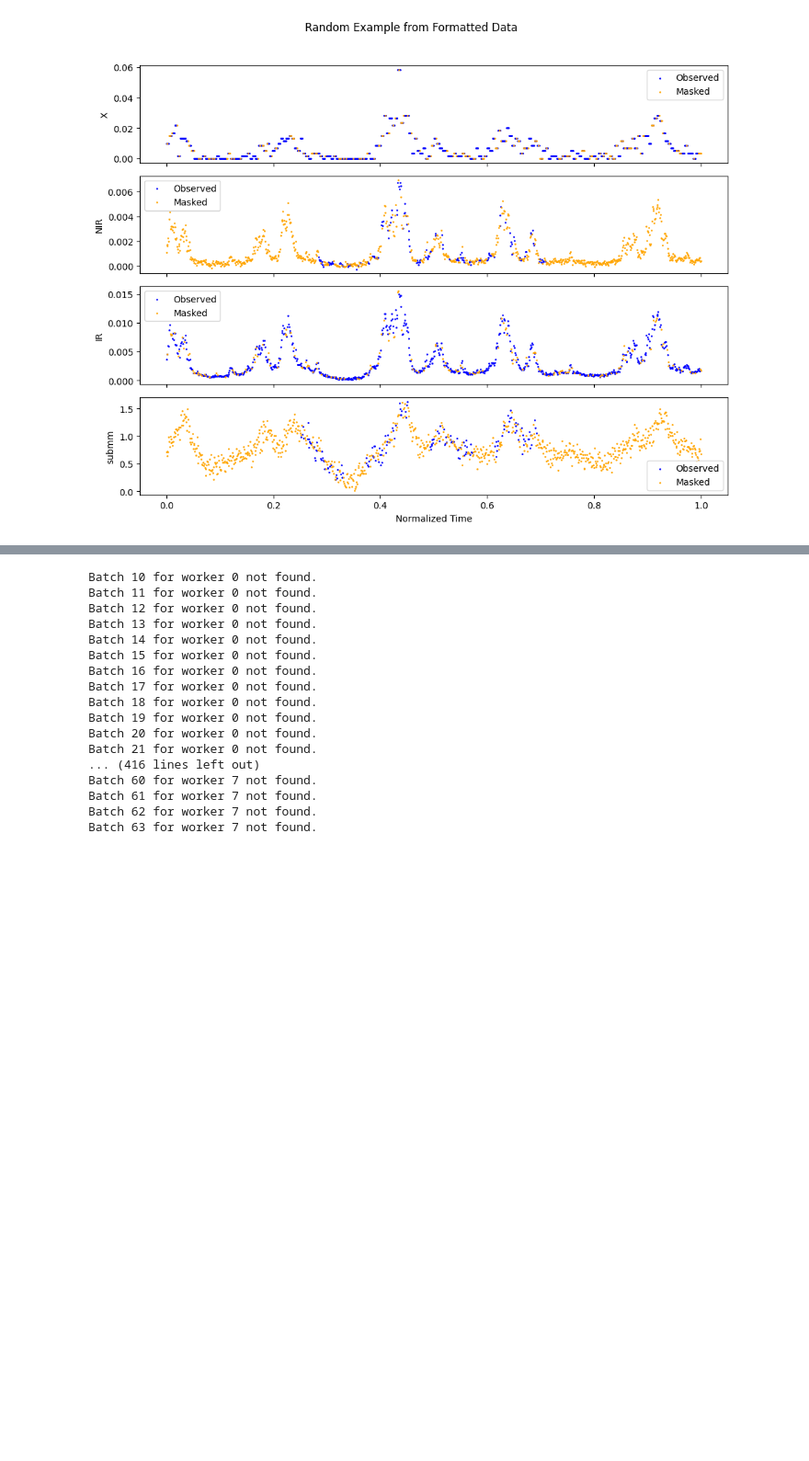
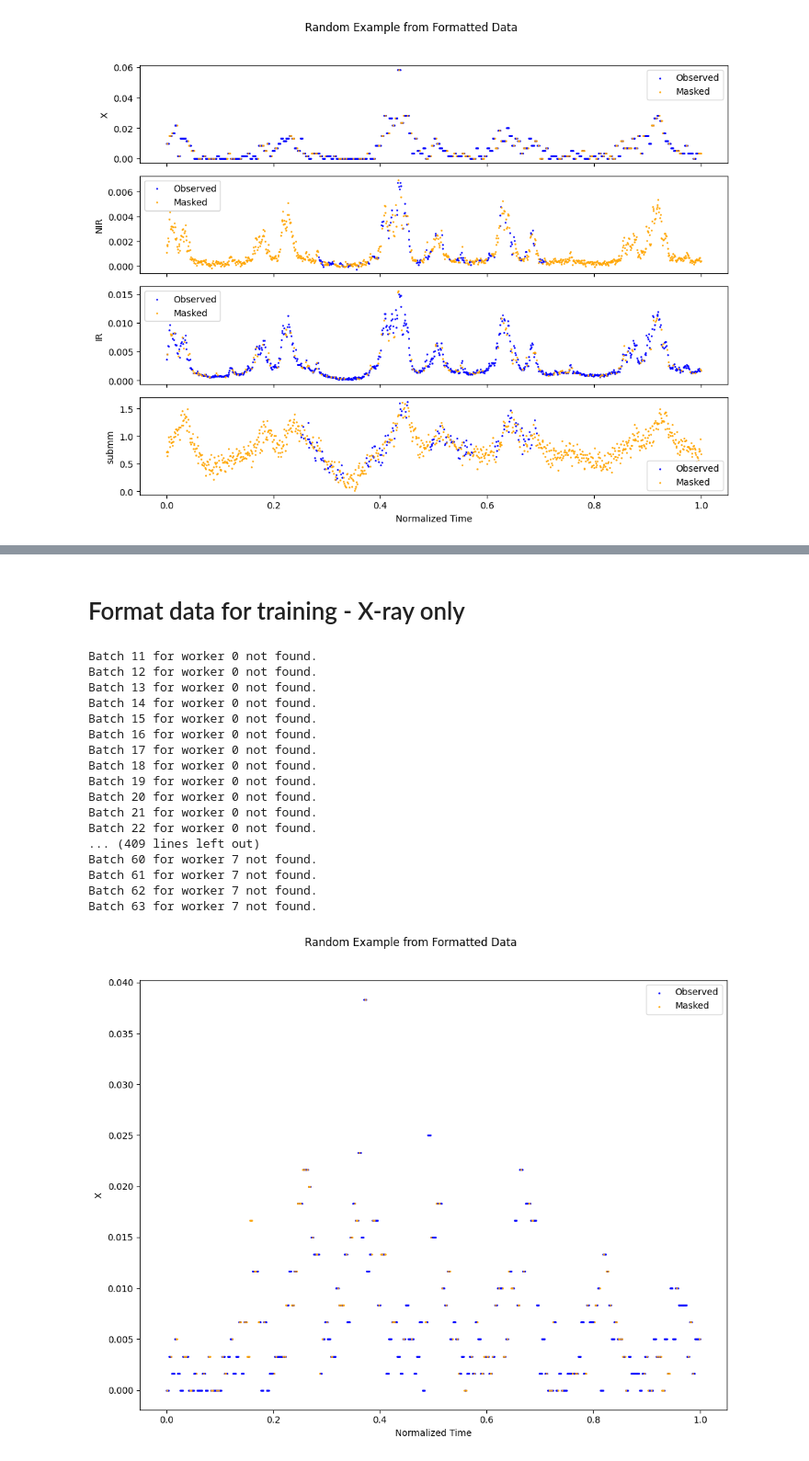
Before and after one commit to GabrielSasseville01/SgrA_Interpolation, a Jupyter notebook: Simulations/create_dataset.ipynb, the cells around one changed output, grey strips where cells are left out. Shown: that part at 92% size. Drawn from its saved outputs; the diff is of its cells as text; code cells hidden in the pictures; blank space fills up the shorter version.

```diff
--- a/Simulations/create_dataset.ipynb
+++ b/Simulations/create_dataset.ipynb
@@ -130,3 +245,5 @@ plot_random_example("sgra_data.npz")
+# %% [markdown]
+# Format data for training - X-ray only
 # %%
 num_simulations = 3200
 batch_size = 50
@@ -153,8 +270,8 @@ def fill_xray_data_array(data_array, data_list):
         xdata_masked = np.array(data_entry['data']["X"]["xdata_masked"], dtype=int)
 
         # Fill in unmasked and masked data at the correct time step indices
-        data_array[i, xdata_unmasked, 0] = ydata_unmasked*10
-        data_array[i, xdata_masked, 0] = ydata_masked*10
+        data_array[i, xdata_unmasked, 0] = ydata_unmasked
+        data_array[i, xdata_masked, 0] = ydata_masked
 
         # Create a mask: 1 for observed (unmasked), 0 for masked
         mask = np.zeros(timesteps)
@@ -174,7 +291,6 @@ val_data, test_data = train_test_split(temp_data, test_size=0.2, random_state=42
 # Save to .npz file
 np.savez("xray_data_only.npz", train=train_data, val=val_data, test=test_data)
 # %% [output]
-Batch 10 for worker 0 not found.
 Batch 11 for worker 0 not found.
 Batch 12 for worker 0 not found.
 Batch 13 for worker 0 not found.
@@ -186,8 +302,54 @@ Batch 18 for worker 0 not found.
 Batch 19 for worker 0 not found.
 Batch 20 for worker 0 not found.
 Batch 21 for worker 0 not found.
-... (416 lines left out)
+Batch 22 for worker 0 not found.
+... (409 lines left out)
 Batch 60 for worker 7 not found.
 Batch 61 for worker 7 not found.
 Batch 62 for worker 7 not found.
 Batch 63 for worker 7 not found.
+# %%
+def plot_random_example(file_path):
+    # Load the .npz file
+    data = np.load(file_path)
+
+    # Combine the train, val, and test data to pick a random example from all data
+    all_data = np.concatenate([data['train'], data['val'], data['test']], axis=0)
+
+    # Select a random example
+    random_index = 2999
+    # random_index = np.random.randint(all_data.shape[0])
+    example = all_data[random_index]
+
+    timesteps = example.shape[0]
+    channels = 1  # X, NIR, IR, submm
+
+    # Create a figure with subplots for each channel
+    fig, axes = plt.subplots(channels, 1, figsize=(10, 8), sharex=True)
+    time = np.linspace(0, 1, timesteps)
+    axes = [axes]
+
+    for j, key in enumerate(["X"]):
+        # Retrieve the data and mask for this channel
+        ydata = example[:, j]
+        mask = example[:, channels + j]
+
+        # Plot observed data (where mask is 1)
+        axes[j].scatter(time[mask == 1], ydata[mask == 1], color='blue', label='Observed', s=1)
+        # Plot masked data (where mask is 0)
+        axes[j].scatter(time[mask == 0], ydata[mask == 0], color='orange', label='Masked', s=1)
+
+        # Label the subplot
+        axes[j].set_ylabel(key)
+        axes[j].legend()
+
+    # Set common labels
+    axes[-1].set_xlabel("Normalized Time")
+    plt.suptitle("Random Example from Formatted Data")
+    plt.tight_layout(rect=[0, 0, 1, 0.96])
+    plt.show()
+
+# Usage
+plot_random_example("xray_data_only.npz")
+# %% [output]
+[figure, added]
```
Also changed, not shown: parts of 5 cells of this notebook, 4 other files.
